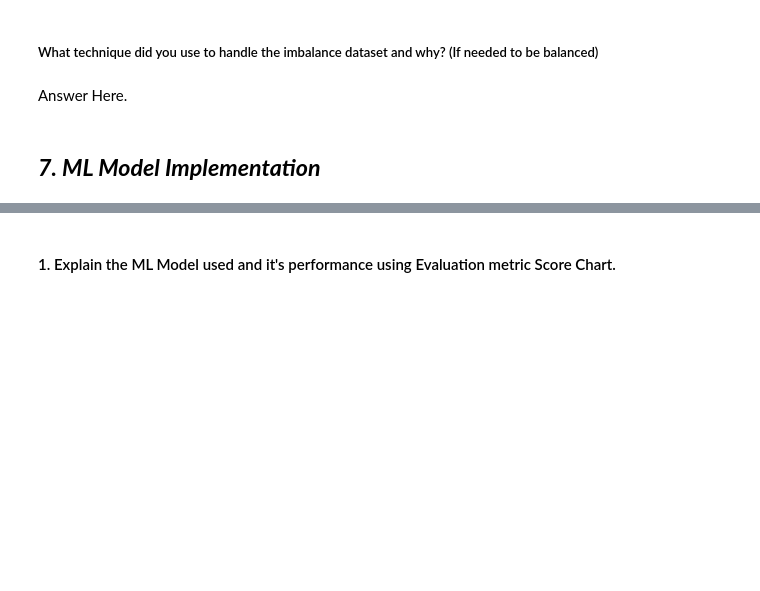
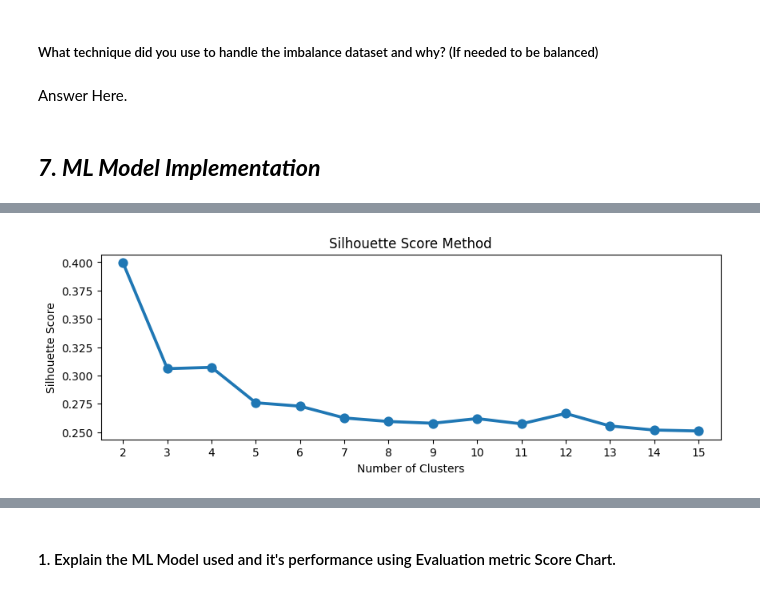
Before and after one commit to akshat-mishra-ds/Myntra-Online-Retail-Customer-Segmentation, a Jupyter notebook: Myntra_Online_Retail_Customer_Segmentation.ipynb, the cells around one changed output, grey strips where cells are left out. Cells and saved outputs as stored; diff of their text form; code cells hidden in the pictures; blank space fills up the shorter version.

```diff
--- a/Myntra_Online_Retail_Customer_Segmentation.ipynb
+++ b/Myntra_Online_Retail_Customer_Segmentation.ipynb
@@ -1107,9 +1112,9 @@ Answer Here.
 ### 5. Data Transformation
 # %%
 # Applying Log transformation to recency, frequency and monetary and creating new column in rfm df
-rfm_df['Recency_log'] = np.log(rfm_df['Recency'])
-rfm_df['Frequency_log'] = np.log(rfm_df['Frequency'])
-rfm_df['Monetary_log'] = np.log(rfm_df['Monetary'])
+rfm_df['Recency_log'] = np.log1p(rfm_df['Recency'])
+rfm_df['Frequency_log'] = np.log1p(rfm_df['Frequency'])
+rfm_df['Monetary_log'] = np.log1p(rfm_df['Monetary'])
 # %% [markdown]
 #### Do you think that your data needs to be transformed? If yes, which transformation have you used. Explain Why?
 # %% [markdown]
@@ -1119,5 +1124,10 @@ I am using `Log Transformation` because it can help normalise the data.
 This is useful because models like K-Means, perform better on normally distributed data.
 # %% [markdown]
 ### 6. Data Scaling - NA
+# %%
+# Scaling the Data
+scaler = StandardScaler()
+rfm_scaled = scaler.fit_transform(rfm_df[['Recency_log', 'Frequency_log', 'Monetary_log']])
+X = rfm_scaled
 # %% [markdown]
 ##### Which method have you used to scale you data and why?
@@ -1161,0 +1174,14 @@ Answer Here.
+# %%
+# Determining the best value of k using silhoutte method
+sil_scores_list = []
+
+range_n_clusters = [2,3,4,5,6,7,8,9,10,11,12,13,14,15]
+
+for n_clusters in range_n_clusters:
+    clusterer = KMeans(n_clusters = n_clusters)
+    preds = clusterer.fit_predict(X)
+    centers = clusterer.cluster_centers_
+    score = silhouette_score(X, preds)
+    sil_scores_list.append(score)
+
+    print("For n_clusters = {}, silhouette score is {}".format(n_clusters, score))
@@ -1161,0 +1203,10 @@ Answer Here.
+# %%
+# Visualise silhouette score
+plt.figure(figsize=(10, 3))
+sns.pointplot(x = range_n_clusters, y = sil_scores_list)
+plt.title("Silhouette Score Method")
+plt.xlabel("Number of Clusters")
+plt.ylabel("Silhouette Score")
+plt.show()
+# %% [output]
+[figure, added]
```
Also changed, not shown: parts of 30 cells of this notebook.
